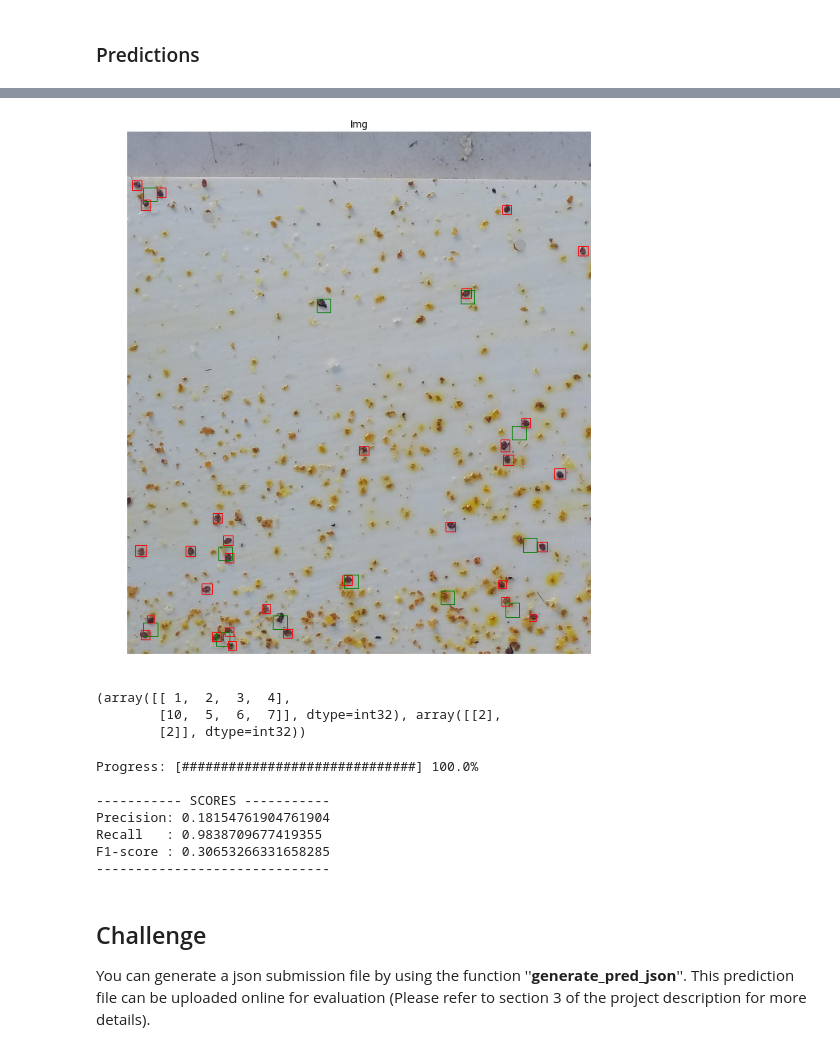
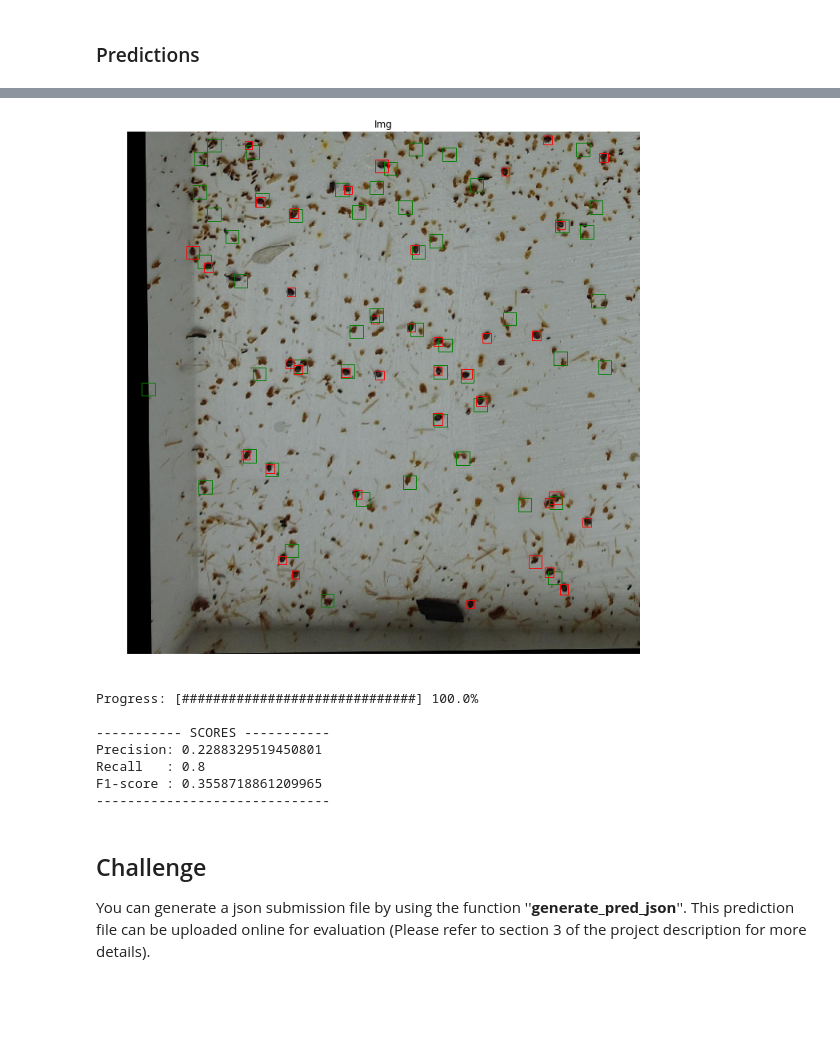
Before and after one commit to emmwel/img_an_pat_rec, a Jupyter notebook: project/special_project.ipynb, the cells around one changed output, grey strips where cells are left out. Cells and saved outputs as stored; diff of their text form; code cells hidden in the pictures; blank space fills up the shorter version.

Commit message:
using high prob

```diff
--- a/project/special_project.ipynb
+++ b/project/special_project.ipynb
@@ -692,7 +702,7 @@ model_cnn.fit(
         x_train,
         y_train,
         batch_size=100,
-        epochs=5,
+        epochs=3,
         validation_data=(x_test, y_test)
     )
 # %% [output]
@@ -713,5 +716,0 @@ Epoch 5/5
-# %%
-window_shape = (45, 45)
-varroas_pos = np.stack(get_varroa_images(train_pro, train_annotations, window_shape[0], window_shape[1]))
-varroas_neg = np.stack(create_second_class_images(train_pro, train_annotations, window_shape[0], window_shape[1]), axis=0)
-train_features = np.array([remove_yellow(img) for img in np.vstack((varroas_pos, varroas_neg))])
@@ -779,26 +748,19 @@ def detect_by_cnn(image):
 
     window_shape = (45, 45)
     varroas = []
-    count_window = 0
-    count_predicted = 0
-    count_not = 0
-    for window in sliding_window(remove_yellow(image)/255, 15, window_shape):
+    for window in sliding_window((image)/255, 15, window_shape):
         im_bw = window[2]
-        count_window += 1
+
         if (im_bw.shape == (window_shape[0], window_shape[1], 3)):
             im_bw = np.reshape(im_bw, [1, 45, 45, 3])
             prob = model_cnn.predict(im_bw)
-            #print(prob)
-            #print(np.argmax(prob))
+            #print(prob[0][1])
+            index = np.argmax(prob)
 
-            if (np.argmax(prob) == 1):
-                count_predicted += 1
+
+            if (prob[0][1] > 0.97):
                 varroas.append([window[0], window[1], window_shape[0], window_shape[1]])
-            else:
-                count_not += 1
-    #print(count_window)
-    #print(count_predicted)
-    #print(count_not)
+
     return merge_boxes_improved(varroas)
 # %%
-hm = detect_by_cnn(test[13])
+hm = detect_by_cnn((test[23]))
@@ -831,44 +767,37 @@ varroas_pr
 # %%
 # Plot images
 fig, ax = plt.subplots(1, 1, figsize=(12, 12))
 
 #varroas_pred_merged, varroas_pred = detect_by_cnn(test[11])
 # Iterate over annotations
 
 for anno in hm:
     rect = patches.Rectangle((anno[0], anno[1]), anno[2], anno[3],
             linewidth=1,edgecolor='g',facecolor='none')
     ax.add_patch(rect)
 
 
 # Iterate over annotations
-for anno in test_annotations[13]:
+for anno in test_annotations[23]:
     rect = patches.Rectangle((anno['bbox'][0], anno['bbox'][1]), anno['bbox'][2], anno['bbox'][3],
             linewidth=1,edgecolor='r',facecolor='none')
     ax.add_patch(rect)
 
-ax.imshow(test[13], cmap='gray')
+ax.imshow((test[23]))
 ax.axis('off')
 ax.set_title('Img')
 plt.show()
 # %% [output]
-[figure, old version]
+[figure, new version]
-# %%
-a = [[1, 2, 3, 4], [1, 1, 3, 4], [10, 5, 6, 7], [10, 5, 6, 7]]
-cv2.groupRectangles(a, 1, 1)
-# %% [output]
-(array([[ 1,  2,  3,  4],
-        [10,  5,  6,  7]], dtype=int32), array([[2],
-        [2]], dtype=int32))
 # %%
-validate_method(detect_by_cnn, nb_test_images=10, test_imgs=test)
+validate_method(detect_by_cnn, nb_test_images=25, test_imgs=test)
 # %% [output]
 Progress: [##############################] 100.0%
 
 ----------- SCORES -----------
-Precision: 0.18154761904761904
-Recall   : 0.9838709677419355
-F1-score : 0.30653266331658285
+Precision: 0.2288329519450801
+Recall   : 0.8
+F1-score : 0.3558718861209965
 ------------------------------
 # %% [markdown]
 ## Challenge
```
Also changed, not shown: parts of 22 cells of this notebook.
